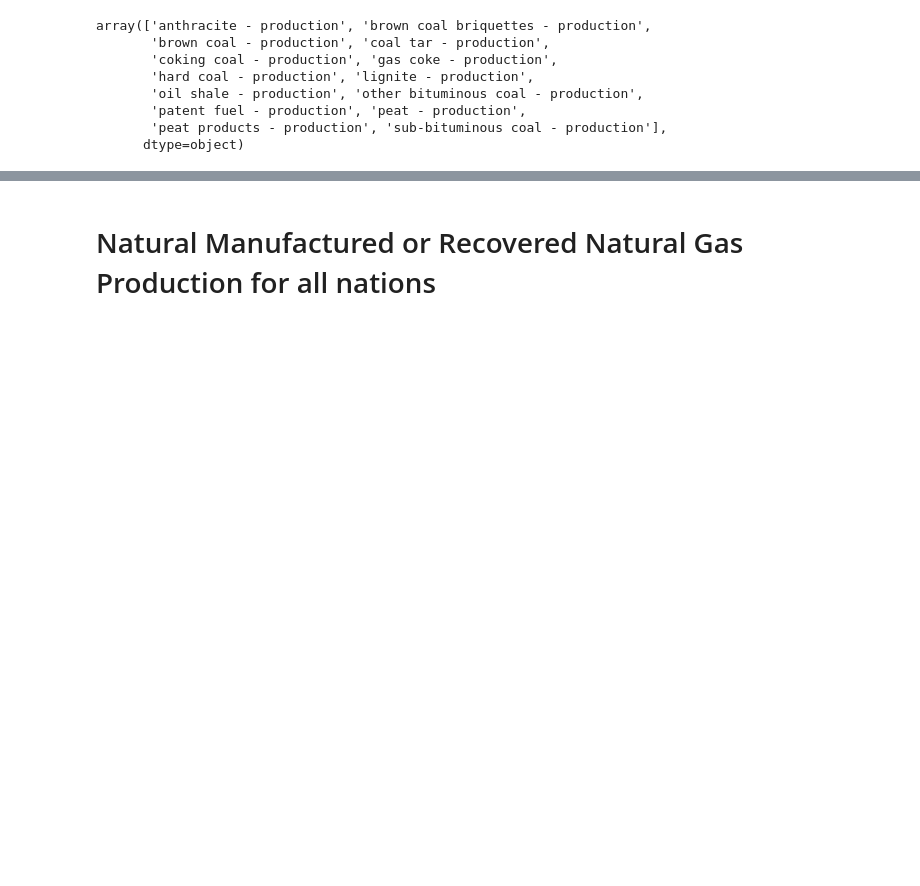
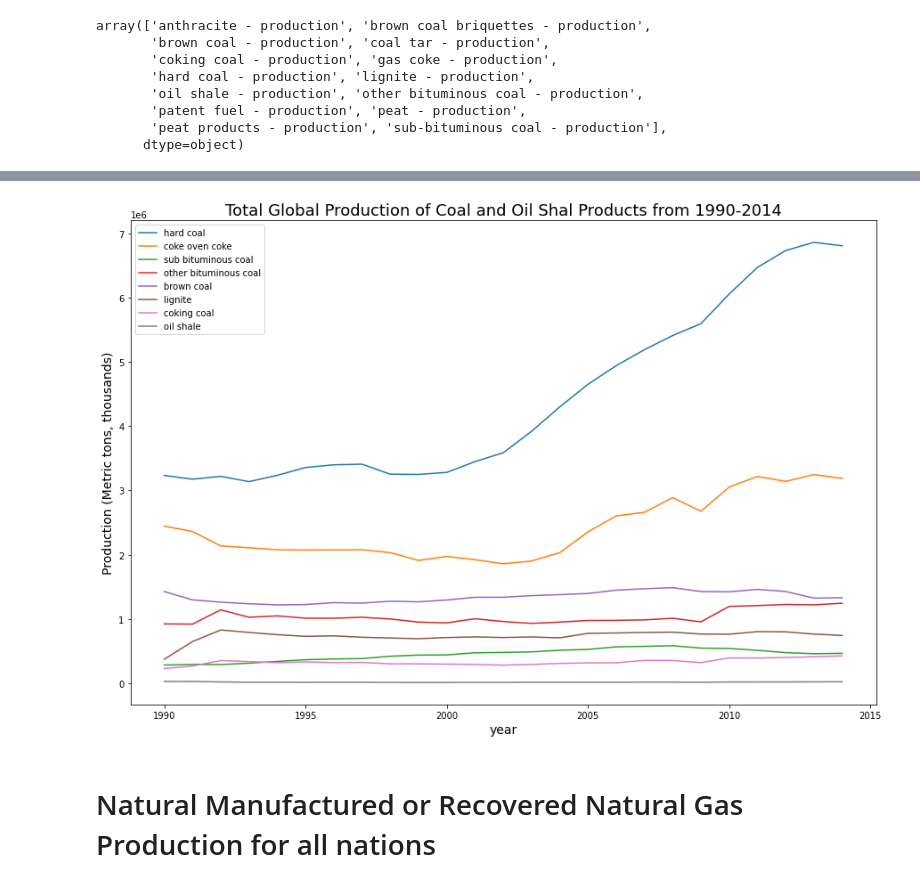
Before and after one commit to philipayazi/International-Energy-Statistics, a Jupyter notebook: International_Energy_Statistics.ipynb, the cells around one changed output, grey strips where cells are left out. Saved outputs shown, nothing was run; the diff lists cells and outputs as text; code cells hidden in the pictures; blank space fills up the shorter version.

```diff
--- a/International_Energy_Statistics.ipynb
+++ b/International_Energy_Statistics.ipynb
@@ -415,3 +442,36 @@ Text(-1, -0.65, '*Coke Oven Coke is reported in Terajoules because it is produce
+# %%
+time = hard_coal_production['year']
+hard_coal = hard_coal_production['quantity']
+coke_oven_coke = coke_oven_coke_production['quantity']
+sub_bituminous_coal = sub_bituminous_coal_production['quantity']
+other_bituminous_coal = other_bituminous_coal_production['quantity']
+brown_coal = brown_coal_production['quantity']
+lignite = lignite_production['quantity']
+coking_coal = coking_coal_production['quantity']
+oil_shale_oil_sands = oil_shale_oil_sands_production['quantity']
+
+
+
+plt.figure(figsize = (15,10))
+
+plt.plot(time, hard_coal, label='hard coal')
+plt.plot(time, coke_oven_coke, label='coke oven coke')
+plt.plot(time, sub_bituminous_coal, label='sub bituminous coal')
+plt.plot(time, other_bituminous_coal, label='other bituminous coal')
+plt.plot(time, brown_coal, label='brown coal')
+plt.plot(time, lignite, label='lignite')
+plt.plot(time, coking_coal, label='coking coal')
+plt.plot(time, oil_shale_oil_sands, label='oil shale')
+
+plt.legend()
+plt.xlabel('year', fontsize=14)
+plt.ylabel('Production (Metric tons, thousands)', fontsize=14)
+plt.title('Total Global Production of Coal and Oil Shal Products from 1990-2014', fontsize=18)
+
+
+plt.show()
+# %% [output]
+[figure, added]
 # %% [markdown]
 # Natural Manufactured or Recovered Natural Gas Production for all nations
 # %%
```
Also changed, not shown: parts of 15 cells of this notebook.
